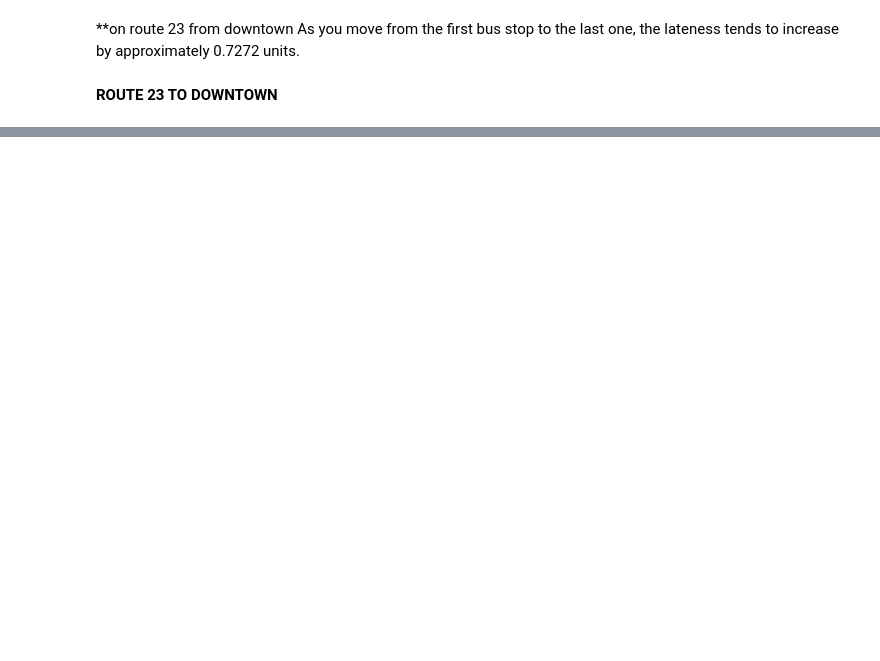
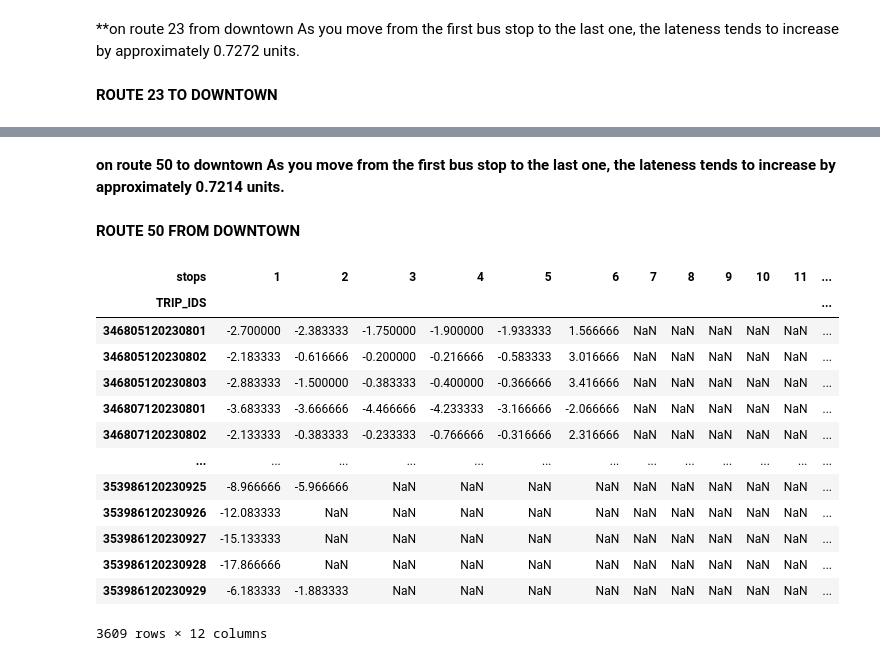
Before and after one commit to kudzuweb/wego-byte-crawlers_wego, a Jupyter notebook: notebooks/KD_wego_question_1.ipynb, the cells around one changed output, grey strips where cells are left out. Cells and saved outputs as stored; diff of their text form; code cells hidden in the pictures; blank space fills up the shorter version.

Commit message:
all routes for question 1

```diff
--- a/notebooks/KD_wego_question_1.ipynb
+++ b/notebooks/KD_wego_question_1.ipynb
@@ -638,0 +734,43 @@ Notes:
+# %% [markdown]
+**on route 50 to downtown As you move from the first bus stop to the last one, the lateness tends to increase by approximately 0.7214 units.**
+# %% [markdown]
+**ROUTE 50 FROM DOWNTOWN**
+# %%
+route_number = 50
+route_direction = 'FROM DOWNTOWN'
+
+route_df = wego.loc[
+    (wego['ROUTE_ABBR'] == route_number) & (wego['ROUTE_DIRECTION_NAME']== route_direction)
+]
+route_df = route_df.copy()
+# %%
+#changing the dtype to string so that i can concat with the "CALENDAR ID" column
+#changing the dtype to string so that i can concat with the "ROUTE ID" column
+
+route_df['TRIP_IDS'] = route_df['TRIP_ID'] + route_df['CALENDAR_ID']
+route_df['TRIP_ID'] = route_df['TRIP_ID'].astype(str)
+route_df['CALENDAR_ID'] = route_df['CALENDAR_ID'].astype(str)
+route_df['TRIP_IDS'] = route_df['TRIP_ID'] + route_df['CALENDAR_ID']
+# %%
+#allows for each stop to be numbered in their respective route IDs
+route_df['row_num'] = 1
+route_df['stops'] = route_df.groupby('TRIP_IDS')['row_num'].cumsum()
+# %%
+#creating a pivot table that will make the columns the stop #, the rows is each trip, and the values the adherence(amount of minutes late)
+route_df_pivot = route_df.pivot_table(values = 'ADHERENCE', index = 'TRIP_IDS', columns = 'stops')
+route_df_pivot
+# %% [output]
+| stops | 1 | 2 | 3 | 4 | 5 | 6 | 7 | 8 | 9 | 10 | 11 | ... |
+| TRIP_IDS |  |  |  |  |  |  |  |  |  |  |  | ... |
+| 346805120230801 | -2.700000 | -2.383333 | -1.750000 | -1.900000 | -1.933333 | 1.566666 | NaN | NaN | NaN | NaN | NaN | ... |
+| 346805120230802 | -2.183333 | -0.616666 | -0.200000 | -0.216666 | -0.583333 | 3.016666 | NaN | NaN | NaN | NaN | NaN | ... |
+| 346805120230803 | -2.883333 | -1.500000 | -0.383333 | -0.400000 | -0.366666 | 3.416666 | NaN | NaN | NaN | NaN | NaN | ... |
+| 346807120230801 | -3.683333 | -3.666666 | -4.466666 | -4.233333 | -3.166666 | -2.066666 | NaN | NaN | NaN | NaN | NaN | ... |
+| 346807120230802 | -2.133333 | -0.383333 | -0.233333 | -0.766666 | -0.316666 | 2.316666 | NaN | NaN | NaN | NaN | NaN | ... |
+| ... | ... | ... | ... | ... | ... | ... | ... | ... | ... | ... | ... | ... |
+| 353986120230925 | -8.966666 | -5.966666 | NaN | NaN | NaN | NaN | NaN | NaN | NaN | NaN | NaN | ... |
+| 353986120230926 | -12.083333 | NaN | NaN | NaN | NaN | NaN | NaN | NaN | NaN | NaN | NaN | ... |
+| 353986120230927 | -15.133333 | NaN | NaN | NaN | NaN | NaN | NaN | NaN | NaN | NaN | NaN | ... |
+| 353986120230928 | -17.866666 | NaN | NaN | NaN | NaN | NaN | NaN | NaN | NaN | NaN | NaN | ... |
+| 353986120230929 | -6.183333 | -1.883333 | NaN | NaN | NaN | NaN | NaN | NaN | NaN | NaN | NaN | ... |
+3609 rows × 12 columns
```
Also changed, not shown: parts of 117 cells of this notebook.
